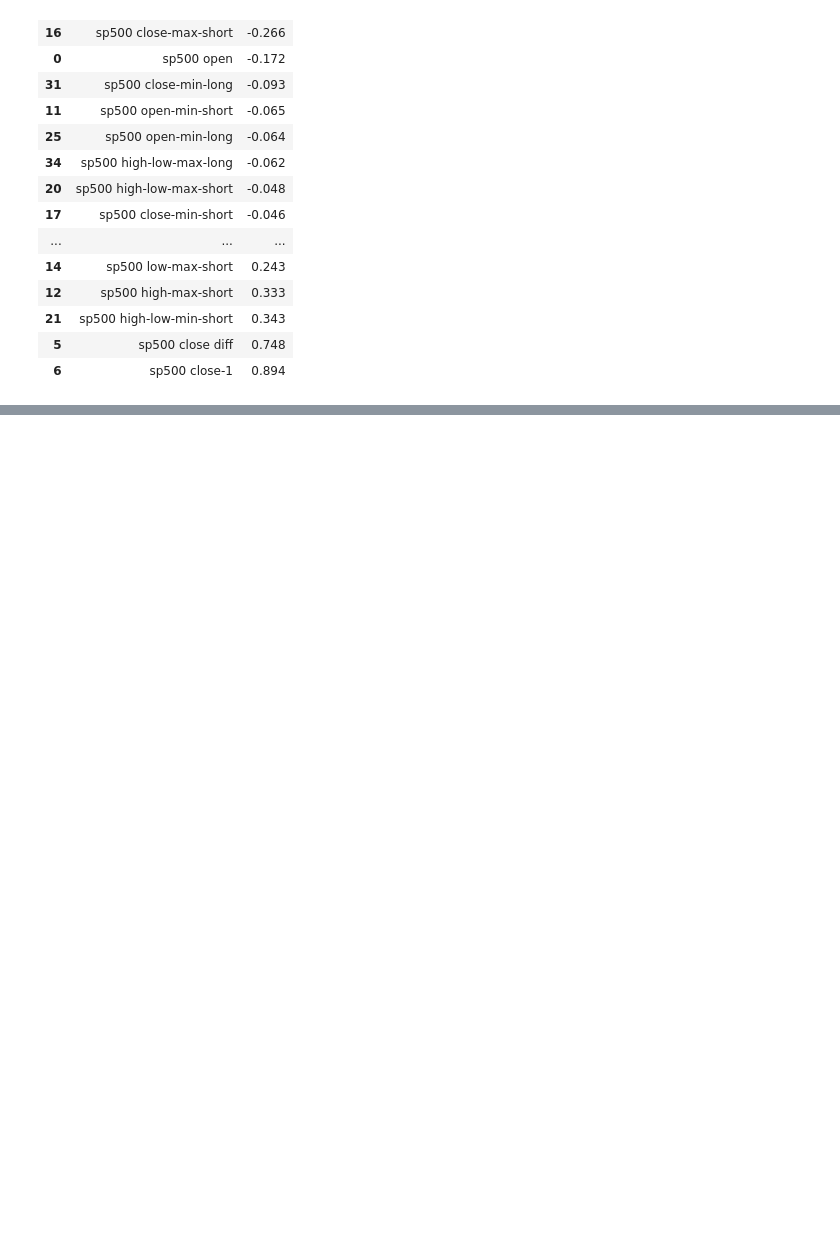
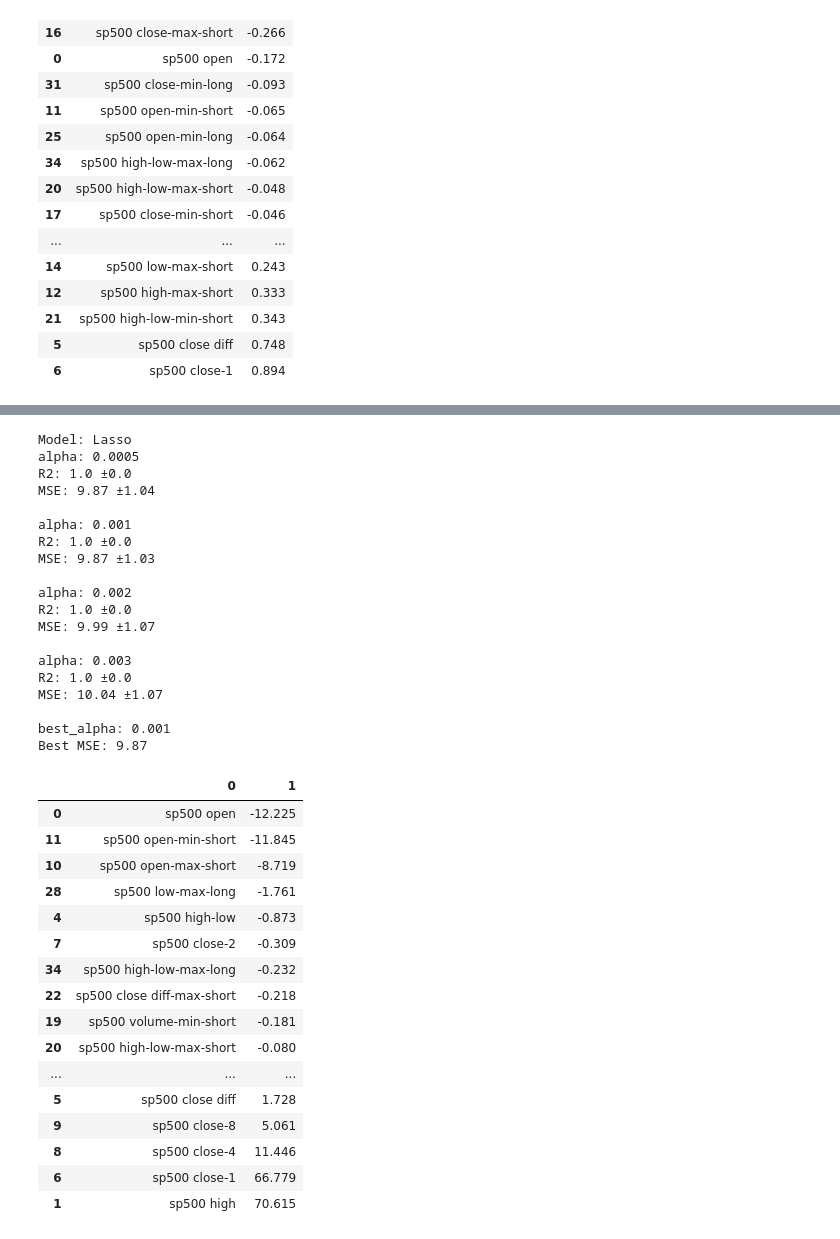
Before and after one commit to luck058/kaggle-gold-price-analysis, a Jupyter notebook: model_1_kaggle_gold_price_analysis.ipynb, the cells around one changed output, grey strips where cells are left out. Cells and saved outputs as stored; diff of their text form; code cells hidden in the pictures; blank space fills up the shorter version.

```diff
--- a/model_1_kaggle_gold_price_analysis.ipynb
+++ b/model_1_kaggle_gold_price_analysis.ipynb
@@ -370,0 +430,55 @@ MSE: 12.77 ±1.4
+# %%
+if run_regression_models:
+    print(f"Model: Lasso")
+    alphas = [0.0005, 0.001, 0.002, 0.003]
+    best_error = -100
+    best_alpha = None
+    best_estimator = None
+    for alpha in alphas:
+        print(f"alpha: {alpha}")
+        lasso_results = evaluate_model(Lasso(alpha=alpha, max_iter=100000), X_train_normalized, y_train, return_estimator=True)
+        if lasso_results["test_neg_mean_squared_error"].mean() > best_error:
+            best_error = lasso_results["test_neg_mean_squared_error"].mean()
+            best_alpha = alpha
+            best_estimator = lasso_results["estimator"][0]
+
+    print("best_alpha:", best_alpha)
+    print("Best MSE:", -best_error.round(2))
+    display(pd.DataFrame(zip(X.columns, best_estimator.coef_.round(3))).sort_values(by=1))
+# %% [output]
+Model: Lasso
+alpha: 0.0005
+R2: 1.0 ±0.0
+MSE: 9.87 ±1.04
+
+alpha: 0.001
+R2: 1.0 ±0.0
+MSE: 9.87 ±1.03
+
+alpha: 0.002
+R2: 1.0 ±0.0
+MSE: 9.99 ±1.07
+
+alpha: 0.003
+R2: 1.0 ±0.0
+MSE: 10.04 ±1.07
+
+best_alpha: 0.001
+Best MSE: 9.87
+|  | 0 | 1 |
+| 0 | sp500 open | -12.225 |
+| 11 | sp500 open-min-short | -11.845 |
+| 10 | sp500 open-max-short | -8.719 |
+| 28 | sp500 low-max-long | -1.761 |
+| 4 | sp500 high-low | -0.873 |
+| 7 | sp500 close-2 | -0.309 |
+| 34 | sp500 high-low-max-long | -0.232 |
+| 22 | sp500 close diff-max-short | -0.218 |
+| 19 | sp500 volume-min-short | -0.181 |
+| 20 | sp500 high-low-max-short | -0.080 |
+| ... | ... | ... |
+| 5 | sp500 close diff | 1.728 |
+| 9 | sp500 close-8 | 5.061 |
+| 8 | sp500 close-4 | 11.446 |
+| 6 | sp500 close-1 | 66.779 |
+| 1 | sp500 high | 70.615 |
```
Also changed, not shown: parts of 32 cells of this notebook.
